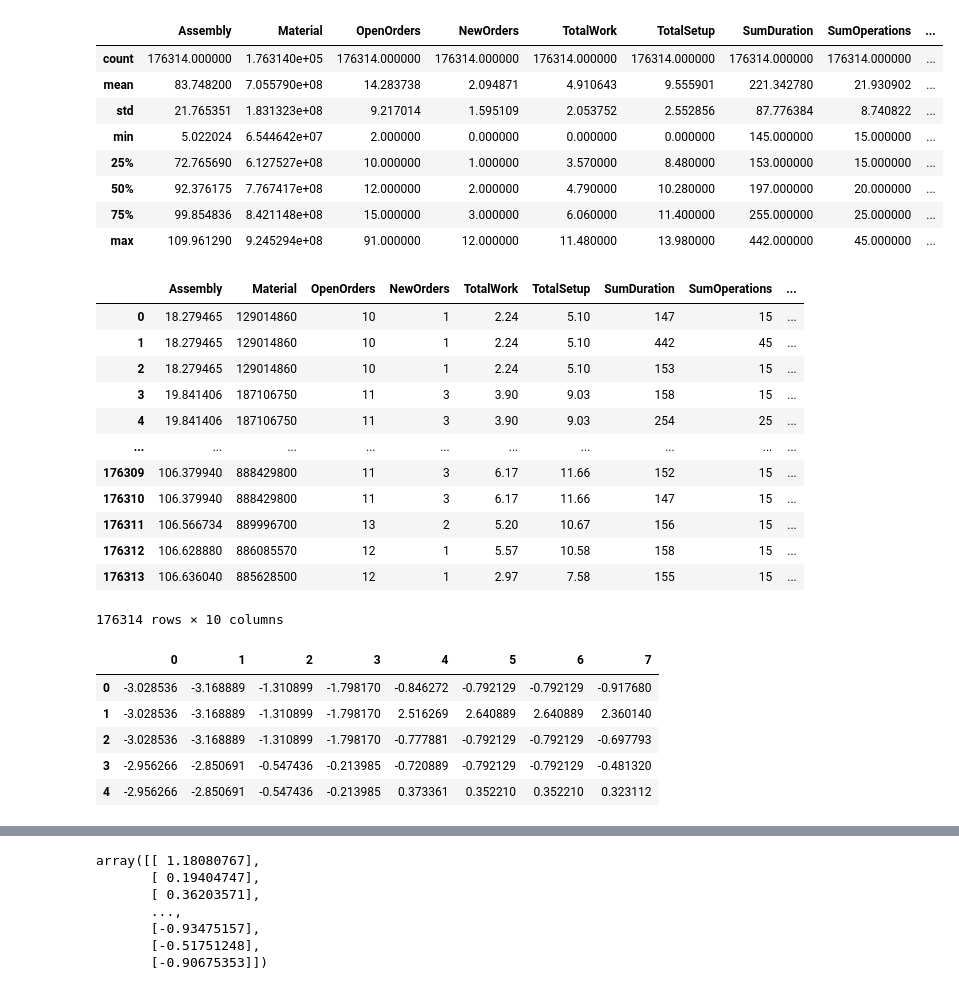
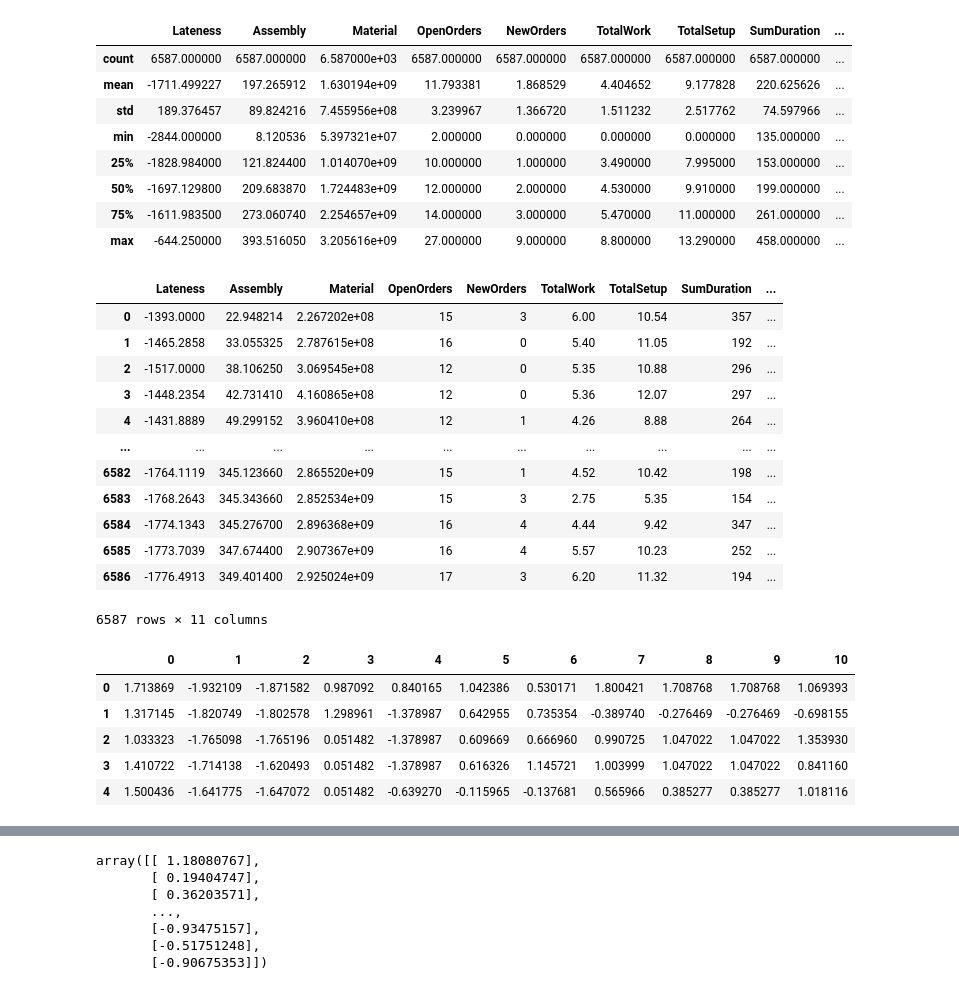
Before and after one commit to mschwrdtnr/tensorflow-api-prediction, a Jupyter notebook: notebooks/Spielwiese_old.ipynb, the cells around one changed output, grey strips where cells are left out. Cells and saved outputs as stored; diff of their text form; code cells hidden in the pictures.

Commit message:
notebook edits + trainset MW

```diff
--- a/notebooks/Spielwiese_old.ipynb
+++ b/notebooks/Spielwiese_old.ipynb
@@ -1,56 +1,56 @@
 # %%
 import warnings
 import numpy as np
 import pandas as pd
 import matplotlib.pyplot as plt
 import keras
 from keras.utils.vis_utils import plot_model
 import sklearn
 import chart_studio.plotly as py
 import plotly.graph_objs as go
 from plotly.offline import init_notebook_mode, iplot
 import math
 import matplotlib.pyplot as plt
 
 %matplotlib inline
 warnings.filterwarnings("ignore")
 init_notebook_mode(connected=True)
 
 # Set seeds to make the experiment more reproducible.
 #from tensorflow import set_random_seed
 from numpy.random import seed
 #set_random_seed(1)
 seed(1)
 
-train = pd.read_csv('TestData/full_trainset.csv',',')
+train = pd.read_csv('../data/newTrainset_MW.csv',',')
 
 train.describe()
 # %% [output]
-|  | Assembly | Material | OpenOrders | NewOrders | TotalWork | TotalSetup | SumDuration | SumOperations | ... |
-| count | 176314.000000 | 1.763140e+05 | 176314.000000 | 176314.000000 | 176314.000000 | 176314.000000 | 176314.000000 | 176314.000000 | ... |
-| mean | 83.748200 | 7.055790e+08 | 14.283738 | 2.094871 | 4.910643 | 9.555901 | 221.342780 | 21.930902 | ... |
-| std | 21.765351 | 1.831323e+08 | 9.217014 | 1.595109 | 2.053752 | 2.552856 | 87.776384 | 8.740822 | ... |
-| min | 5.022024 | 6.544642e+07 | 2.000000 | 0.000000 | 0.000000 | 0.000000 | 145.000000 | 15.000000 | ... |
-| 25% | 72.765690 | 6.127527e+08 | 10.000000 | 1.000000 | 3.570000 | 8.480000 | 153.000000 | 15.000000 | ... |
-| 50% | 92.376175 | 7.767417e+08 | 12.000000 | 2.000000 | 4.790000 | 10.280000 | 197.000000 | 20.000000 | ... |
-| 75% | 99.854836 | 8.421148e+08 | 15.000000 | 3.000000 | 6.060000 | 11.400000 | 255.000000 | 25.000000 | ... |
-| max | 109.961290 | 9.245294e+08 | 91.000000 | 12.000000 | 11.480000 | 13.980000 | 442.000000 | 45.000000 | ... |
+|  | Lateness | Assembly | Material | OpenOrders | NewOrders | TotalWork | TotalSetup | SumDuration | ... |
+| count | 6587.000000 | 6587.000000 | 6.587000e+03 | 6587.000000 | 6587.000000 | 6587.000000 | 6587.000000 | 6587.000000 | ... |
+| mean | -1711.499227 | 197.265912 | 1.630194e+09 | 11.793381 | 1.868529 | 4.404652 | 9.177828 | 220.625626 | ... |
+| std | 189.376457 | 89.824216 | 7.455956e+08 | 3.239967 | 1.366720 | 1.511232 | 2.517762 | 74.597966 | ... |
+| min | -2844.000000 | 8.120536 | 5.397321e+07 | 2.000000 | 0.000000 | 0.000000 | 0.000000 | 135.000000 | ... |
+| 25% | -1828.984000 | 121.824400 | 1.014070e+09 | 10.000000 | 1.000000 | 3.490000 | 7.995000 | 153.000000 | ... |
+| 50% | -1697.129800 | 209.683870 | 1.724483e+09 | 12.000000 | 2.000000 | 4.530000 | 9.910000 | 199.000000 | ... |
+| 75% | -1611.983500 | 273.060740 | 2.254657e+09 | 14.000000 | 3.000000 | 5.470000 | 11.000000 | 261.000000 | ... |
+| max | -644.250000 | 393.516050 | 3.205616e+09 | 27.000000 | 9.000000 | 8.800000 | 13.290000 | 458.000000 | ... |
 # %%
 train
 # %% [output]
-|  | Assembly | Material | OpenOrders | NewOrders | TotalWork | TotalSetup | SumDuration | SumOperations | ... |
-| 0 | 18.279465 | 129014860 | 10 | 1 | 2.24 | 5.10 | 147 | 15 | ... |
-| 1 | 18.279465 | 129014860 | 10 | 1 | 2.24 | 5.10 | 442 | 45 | ... |
-| 2 | 18.279465 | 129014860 | 10 | 1 | 2.24 | 5.10 | 153 | 15 | ... |
-| 3 | 19.841406 | 187106750 | 11 | 3 | 3.90 | 9.03 | 158 | 15 | ... |
-| 4 | 19.841406 | 187106750 | 11 | 3 | 3.90 | 9.03 | 254 | 25 | ... |
+|  | Lateness | Assembly | Material | OpenOrders | NewOrders | TotalWork | TotalSetup | SumDuration | ... |
+| 0 | -1393.0000 | 22.948214 | 2.267202e+08 | 15 | 3 | 6.00 | 10.54 | 357 | ... |
+| 1 | -1465.2858 | 33.055325 | 2.787615e+08 | 16 | 0 | 5.40 | 11.05 | 192 | ... |
+| 2 | -1517.0000 | 38.106250 | 3.069545e+08 | 12 | 0 | 5.35 | 10.88 | 296 | ... |
+| 3 | -1448.2354 | 42.731410 | 4.160865e+08 | 12 | 0 | 5.36 | 12.07 | 297 | ... |
+| 4 | -1431.8889 | 49.299152 | 3.960410e+08 | 12 | 1 | 4.26 | 8.88 | 264 | ... |
 | ... | ... | ... | ... | ... | ... | ... | ... | ... | ... |
-| 176309 | 106.379940 | 888429800 | 11 | 3 | 6.17 | 11.66 | 152 | 15 | ... |
-| 176310 | 106.379940 | 888429800 | 11 | 3 | 6.17 | 11.66 | 147 | 15 | ... |
-| 176311 | 106.566734 | 889996700 | 13 | 2 | 5.20 | 10.67 | 156 | 15 | ... |
-| 176312 | 106.628880 | 886085570 | 12 | 1 | 5.57 | 10.58 | 158 | 15 | ... |
-| 176313 | 106.636040 | 885628500 | 12 | 1 | 2.97 | 7.58 | 155 | 15 | ... |
+| 6582 | -1764.1119 | 345.123660 | 2.865520e+09 | 15 | 1 | 4.52 | 10.42 | 198 | ... |
+| 6583 | -1768.2643 | 345.343660 | 2.852534e+09 | 15 | 3 | 2.75 | 5.35 | 154 | ... |
+| 6584 | -1774.1343 | 345.276700 | 2.896368e+09 | 16 | 4 | 4.44 | 9.42 | 347 | ... |
+| 6585 | -1773.7039 | 347.674400 | 2.907367e+09 | 16 | 4 | 5.57 | 10.23 | 252 | ... |
+| 6586 | -1776.4913 | 349.401400 | 2.925024e+09 | 17 | 3 | 6.20 | 11.32 | 194 | ... |
-176314 rows × 10 columns
+6587 rows × 11 columns
 # %%
 split_fraction = 0.70
 train_split = int(split_fraction * int(train.shape[0]))
@@ -73,10 +73,11 @@ def normalize(data, train_split):
     std = data_std
     return (data - data_mean) / data_std
 # %%
-titles = ['Assembly',
+titles = ['Lateness',
+          'Assembly',
           'Material',
-#           'OpenOrders',
-#           'NewOrders',
+          'OpenOrders',
+          'NewOrders',
           'TotalWork',
           'TotalSetup',
           'SumDuration',
@@ -92,12 +93,12 @@ features = normalize(features.values, train_split)
 features = pd.DataFrame(features)
 features.head()
 # %% [output]
-|  | 0 | 1 | 2 | 3 | 4 | 5 | 6 | 7 |
-| 0 | -3.028536 | -3.168889 | -1.310899 | -1.798170 | -0.846272 | -0.792129 | -0.792129 | -0.917680 |
-| 1 | -3.028536 | -3.168889 | -1.310899 | -1.798170 | 2.516269 | 2.640889 | 2.640889 | 2.360140 |
-| 2 | -3.028536 | -3.168889 | -1.310899 | -1.798170 | -0.777881 | -0.792129 | -0.792129 | -0.697793 |
-| 3 | -2.956266 | -2.850691 | -0.547436 | -0.213985 | -0.720889 | -0.792129 | -0.792129 | -0.481320 |
-| 4 | -2.956266 | -2.850691 | -0.547436 | -0.213985 | 0.373361 | 0.352210 | 0.352210 | 0.323112 |
+|  | 0 | 1 | 2 | 3 | 4 | 5 | 6 | 7 | 8 | 9 | 10 |
+| 0 | 1.713869 | -1.932109 | -1.871582 | 0.987092 | 0.840165 | 1.042386 | 0.530171 | 1.800421 | 1.708768 | 1.708768 | 1.069393 |
+| 1 | 1.317145 | -1.820749 | -1.802578 | 1.298961 | -1.378987 | 0.642955 | 0.735354 | -0.389740 | -0.276469 | -0.276469 | -0.698155 |
+| 2 | 1.033323 | -1.765098 | -1.765196 | 0.051482 | -1.378987 | 0.609669 | 0.666960 | 0.990725 | 1.047022 | 1.047022 | 1.353930 |
+| 3 | 1.410722 | -1.714138 | -1.620493 | 0.051482 | -1.378987 | 0.616326 | 1.145721 | 1.003999 | 1.047022 | 1.047022 | 0.841160 |
+| 4 | 1.500436 | -1.641775 | -1.647072 | 0.051482 | -0.639270 | -0.115965 | -0.137681 | 0.565966 | 0.385277 | 0.385277 | 1.018116 |
 # %%
 train_data = features.loc[0 : train_split - 1] #Training Data
 val_data = features.loc[train_split:] #Validation Data
```
Also changed, not shown: parts of 11 cells of this notebook, 1 other file.
